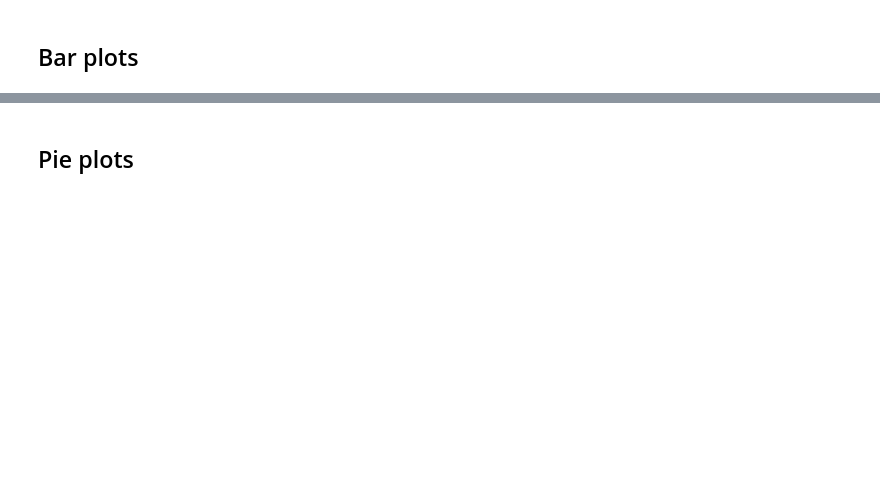
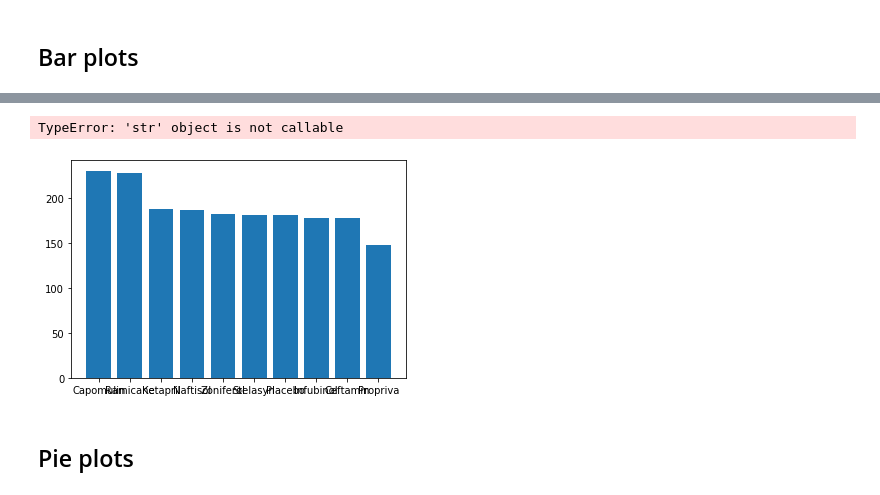
Before and after one commit to Soumya-Patil/MatPlotlib-Challenge, a Jupyter notebook: Pymaceuticals/pymaceuticals.ipynb, the cells around one changed output, grey strips where cells are left out. Cells and saved outputs as stored; diff of their text form; code cells hidden in the pictures; blank space fills up the shorter version.

```diff
--- a/Pymaceuticals/pymaceuticals.ipynb
+++ b/Pymaceuticals/pymaceuticals.ipynb
@@ -79,3 +152,21 @@ final_summary.set_index('Drug Regimen')
+# %%
+# Generate a bar plot showing number of data points for each treatment regimen using pyplot
+
+regimen_groups = clean_data['Drug Regimen'].value_counts()
+plt.bar(regimen_groups.index.values,regimen_groups.values)
+plt.xlabel("Drug Regimen")
+plt.xticks(rotation=45)
+plt.ylabel("Data Points")
+
+#regimen_chart = used_each.plot(kind="bar", title="Data Points for Each Regimen")
+# plt.set_xlabel("Regimen Name")
+# plt.set_ylabel("Number of Data Points")
+
+plt.show()
+plt.tight_layout()
+# %% [output]
+TypeError: 'str' object is not callable
+[figure, added]
 # %% [markdown]
 ## Pie plots
 # %%
```
Also changed, not shown: parts of 18 cells of this notebook.
